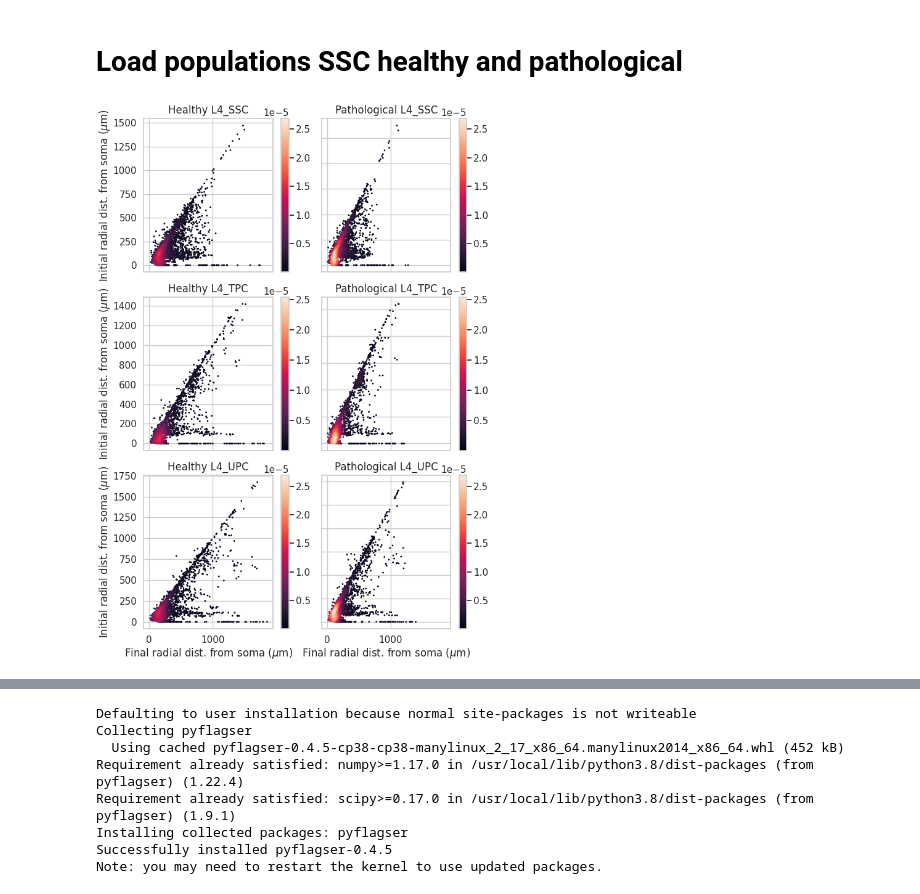
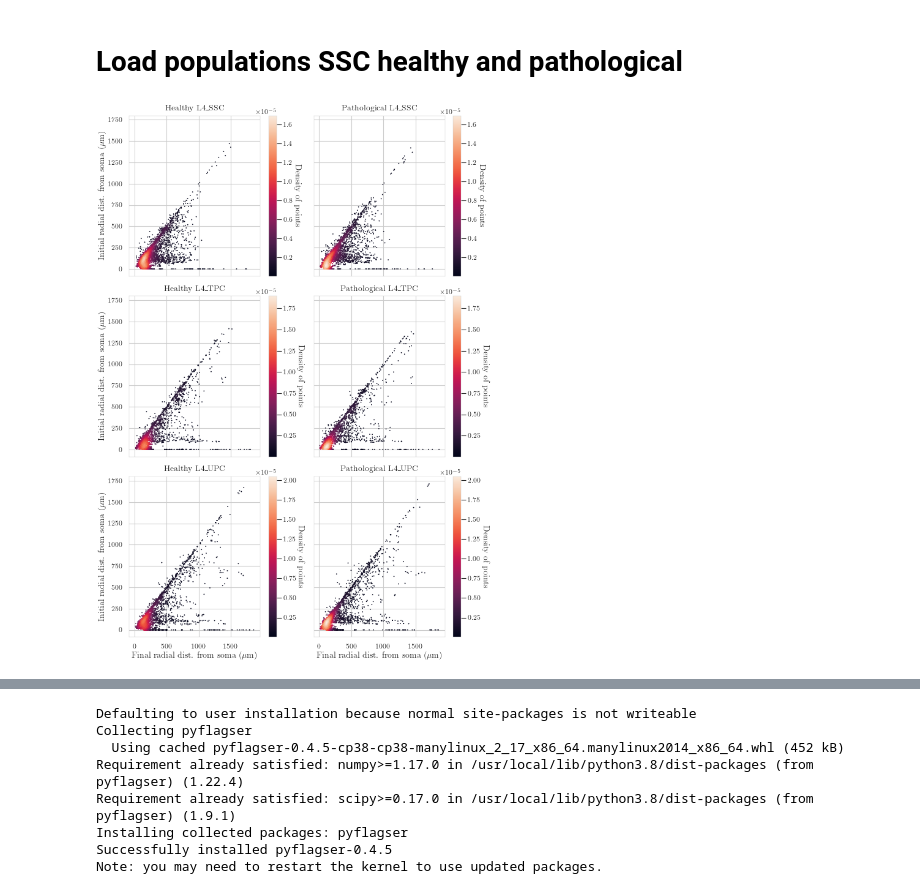
Before and after one commit to jazz031195/NeuroTS, a Jupyter notebook: examples/graphs_ines.ipynb, the cells around one changed output, grey strips where cells are left out. Saved outputs shown, nothing was run; the diff lists cells and outputs as text; code cells hidden in the pictures.

Commit message:
add labels colormap

```diff
--- a/examples/graphs_ines.ipynb
+++ b/examples/graphs_ines.ipynb
@@ -236,35 +220,34 @@ Cortical_morphologies/shrunk_75_synthetic_L4_UPC/shrunk_0.75_synthetic_mtC070301
 # %%
 import numpy as np
 import tmd
-import matplotlib.pyplot as plt
 import os
 
-def persistent_diagram_synth_vs_reco(neuron_types, feature='radial_distances'):
+def persistent_diagram_synth_vs_reco(neuron_types, category, feature='radial_distances'):
 
-    fig, axs = plt.subplots(3, 2, figsize=fig_size(fraction=1, height_ratio=1.4), sharex=True)
+    fig, axs = plt.subplots(3, 2, figsize=fig_size(fraction=1, height_ratio=1.4), sharex=True, sharey=True)
     axs      = axs.ravel()
     i        = 0
     for type_ in neuron_types:
-        folder = f"Cortical_morphologies/synthetic_{type_}"
+        folder = f"{category}/Cortical_morphologies/synthetic_{type_}"
         path_synth_health = os.listdir(folder)
         path_synth_health =[f"{folder}/{file}" for file in path_synth_health if ".swc" in file]
 
 
-        folder = f"Cortical_morphologies/shrunk_75_synthetic_{type_}"
+        folder = f"{category}/Cortical_morphologies/shrunk_75_synthetic_{type_}"
         path_synth_path = os.listdir(folder)
         path_synth_path =[f"{folder}/{file}" for file in path_synth_path if ".swc" in file]
 
 
-        ## Synthesized neurons
+        # Synthesized neurons
         #points_all = np.empty((0, 2))
         #for path in path_synth_health:
         #    neuron = tmd.io.load_neuron_from_morphio(path)
         #    points = tmd.methods.get_ph_neuron(neuron, feature=feature)
         #    points_all = np.append(points_all, np.array(points), axis=0)
-
+        #
         #points_all = np.vstack([points_all[:, 0], points_all[:, 1]])
-        #np.save(f'points_all_{type_}.npy', points_all)
-        points_all = np.load(f'points_all_{type_}.npy')
+        #np.save(f'{category}/data/points_all_{type_}.npy', points_all)
+        points_all = np.load(f'{category}/data/points_all_{type_}.npy')
 
 
         z = gaussian_kde(points_all)(points_all)
@@ -276,23 +259,21 @@ def persistent_diagram_synth_vs_reco(neuron_types, feature='radial_distances'):
 
         i = i + 1
         # Synthesized neurons
-        #points_all2 = np.empty((0, 2))
-        #for path in path_synth_path:
-        #    neuron = tmd.io.load_neuron_from_morphio(path)
-        #    points = tmd.methods.get_ph_neuron(neuron, feature=feature)
-        #    points_all2 = np.append(points_all2, np.array(points), axis=0)
+       #points_all2 = np.empty((0, 2))
+       #for path in path_synth_path:
+       #    neuron = tmd.io.load_neuron_from_morphio(path)
+       #    points = tmd.methods.get_ph_neuron(neuron, feature=feature)
+       #    points_all2 = np.append(points_all2, np.array(points), axis=0)
 
-        #points_all2 = np.vstack([points_all2[:, 0], points_all2[:, 1]])
-        #np.save(f'points_all_patho{type_}.npy', points_all2)
-        points_all2 = np.load(f'points_all_patho{type_}.npy')
+       #points_all2 = np.vstack([points_all2[:, 0], points_all2[:, 1]])
+       #np.save(f'{category}/data/points_all_patho{type_}.npy', points_all2)
+        points_all2 = np.load(f'{category}/data/points_all_patho{type_}.npy')
 
         z2 = gaussian_kde(points_all2)(points_all2)
         sc2 = axs[i].scatter(points_all2[0, :], points_all2[1, :], c=z2, s=1)
         axs[i].set_title('Pathological ' + type_)
         if i in [4, 5]:
             axs[i].set_xlabel('Final radial dist. from soma ($\mu$m)')
-        axs[i].set_ylabel('')
-        axs[i].set_yticklabels([])
 
         # Determine the minimum and maximum values for the colorbar range
         c_min = min(np.min(z), np.min(z2))
@@ -305,14 +286,17 @@ def persistent_diagram_synth_vs_reco(neuron_types, feature='radial_distances'):
         # Add colorbars to the subplots
         cbar1 = plt.colorbar(sc1, ax=axs[i-1])
         cbar2 = plt.colorbar(sc2, ax=axs[i])
+        cbar1.set_label('Density of points', rotation=270, labelpad=10)
+        cbar2.set_label('Density of points', rotation=270, labelpad=10)
+
         i = i + 1
 
 
-    fig.savefig('PD_density_RD.pdf')
+    fig.savefig(f'{category}/figures/PD_density_RD.pdf')
 # %%
 from scipy.stats import gaussian_kde
-
+category = 'results/no_axon_shrunk'
 neuron_type = ['L4_SSC', 'L4_TPC', 'L4_UPC']
-persistent_diagram_synth_vs_reco(neuron_type)
+persistent_diagram_synth_vs_reco(neuron_type, category)
 # %% [output]
-[figure, old version]
+[figure, new version]
```
Also changed, not shown: parts of 16 cells of this notebook.
